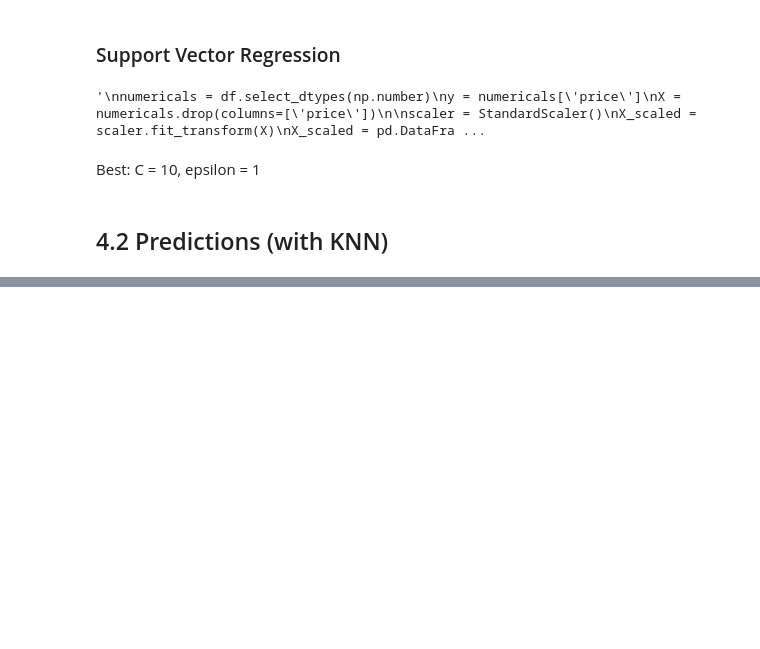
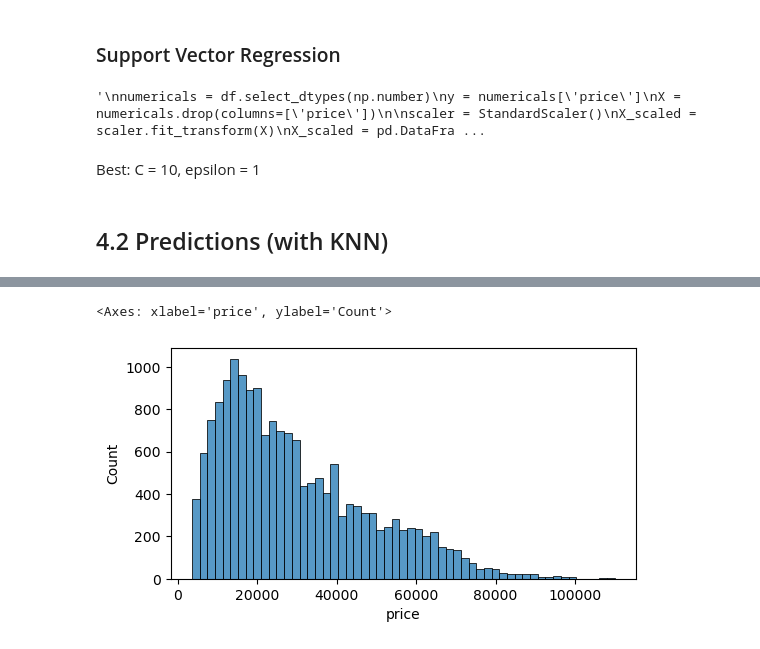
Before and after one commit to arnauog/Van_Price_Predictor, a Jupyter notebook: 2. Vans EDA.ipynb, the cells around one changed output, grey strips where cells are left out. Drawn from its saved outputs; the diff is of its cells as text; code cells hidden in the pictures; blank space fills up the shorter version.

```diff
--- a/2. Vans EDA.ipynb
+++ b/2. Vans EDA.ipynb
@@ -3960,0 +4010,6 @@ Best: C = 10, epsilon = 1
+# %%
+plt.figure(figsize=(6,3))
+sns.histplot(df.price) # comparing it to the actual prices to see if I have a similar distribution
+# %% [output]
+<Axes: xlabel='price', ylabel='Count'>
+[figure, added]
```
Also changed, not shown: parts of 33 cells of this notebook, 13 other files.
